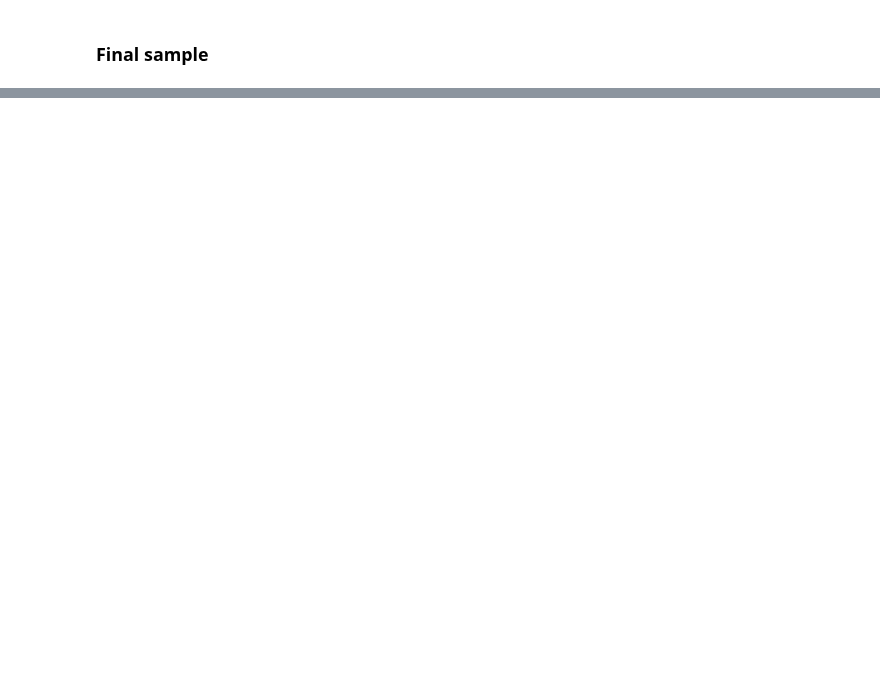
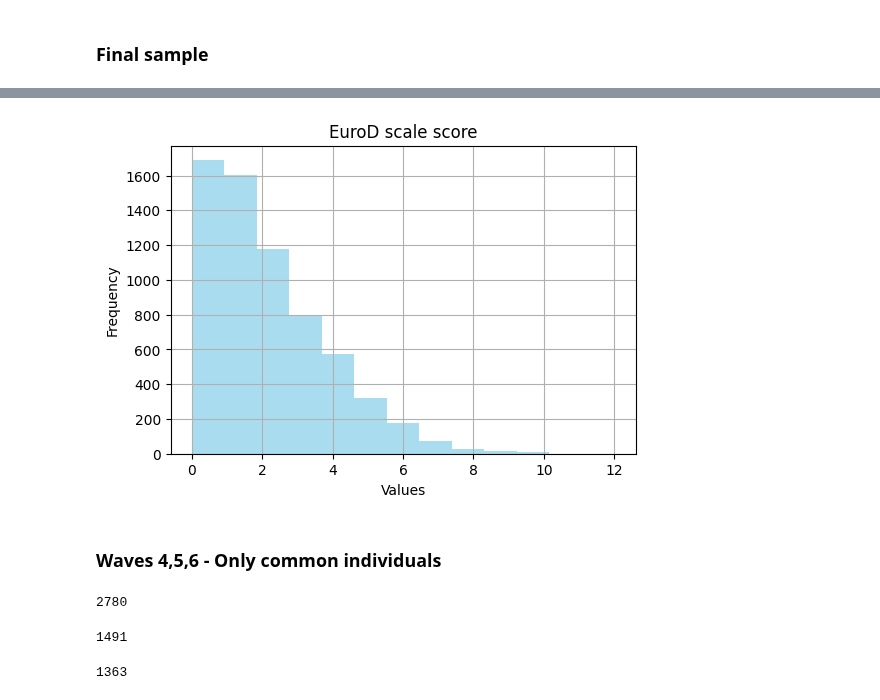
Before and after one commit to lugovalexa/MH-old-workers, a Jupyter notebook: notebooks/creating_dataset_sharelife.ipynb, the cells around one changed output, grey strips where cells are left out. Saved outputs shown, nothing was run; the diff lists cells and outputs as text; code cells hidden in the pictures; blank space fills up the shorter version.

```diff
--- a/notebooks/creating_dataset_sharelife.ipynb
+++ b/notebooks/creating_dataset_sharelife.ipynb
@@ -956,0 +1087,10 @@ df.mergeid.nunique()
+# %%
+plt.figure(figsize=(6, 4))
+plt.hist(df["eurod"], bins=13, color="skyblue", alpha=0.7)
+plt.title("EuroD scale score")
+plt.xlabel("Values")
+plt.ylabel("Frequency")
+plt.grid(True)
+plt.show()
+# %% [output]
+[figure, added]
@@ -956,0 +1102,16 @@ df.mergeid.nunique()
+# %% [markdown]
+### Waves 4,5,6 - Only common individuals
+# %%
+df.mergeid.nunique()
+# %% [output]
+2780
+# %%
+unique_mergeid_w4 = set(df[df.wave == 4]["mergeid"].unique())
+unique_mergeid_w5 = set(df[df.wave == 5]["mergeid"].unique())
+unique_mergeid_w6 = set(df[df.wave == 6]["mergeid"].unique())
+intersection_ids = unique_mergeid_w4.intersection(unique_mergeid_w5).intersection(
+    unique_mergeid_w6
+)
+len(intersection_ids)
+# %% [output]
+1491
@@ -956,0 +1126,4 @@ df.mergeid.nunique()
+# %%
+w456_common.mergeid.nunique()
+# %% [output]
+1363
```
Also changed, not shown: parts of 39 cells of this notebook, 1 other file.
